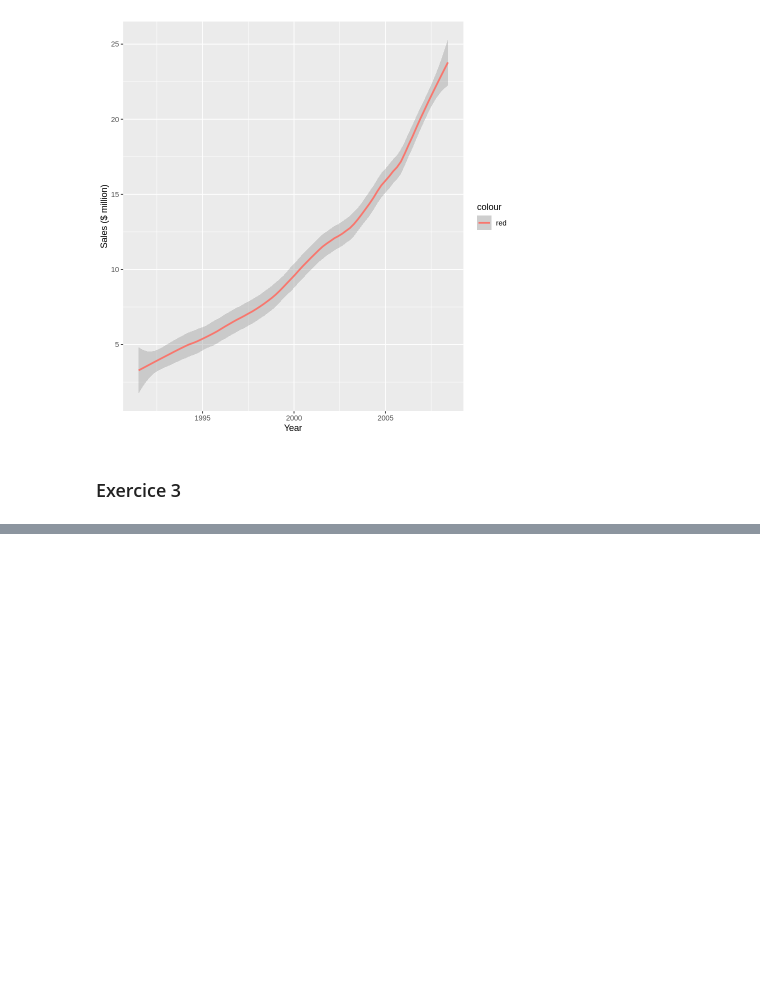
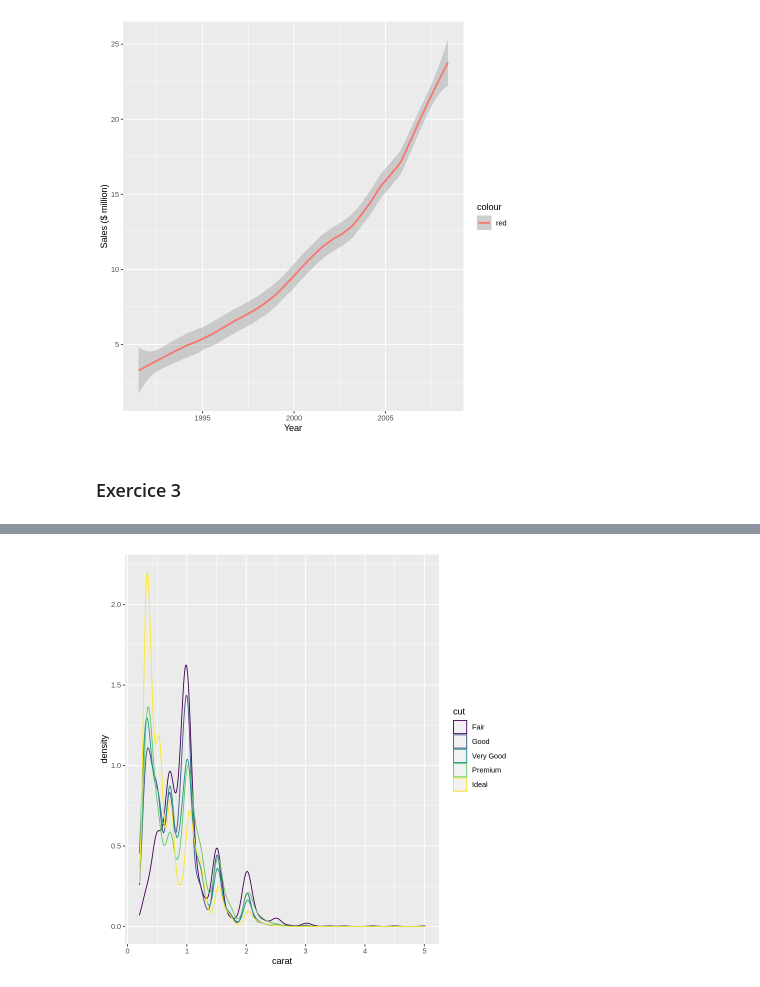
Before and after one commit to dnzengou/du_r, a Jupyter notebook: r-programming-exercises/programming_exercises_R.ipynb, the cells around one changed output, grey strips where cells are left out. Cells and saved outputs as stored; diff of their text form; code cells hidden in the pictures; blank space fills up the shorter version.

```diff
--- a/r-programming-exercises/programming_exercises_R.ipynb
+++ b/r-programming-exercises/programming_exercises_R.ipynb
@@ -430,0 +552,8 @@ Don't know how to automatically pick scale for object of type ts. Defaulting to
+# %%
+## bw: The smoothing bandwidth to be used. If numeric, the standard deviation
+# of the smoothing kernel. If character, a rule to choose the bandwidth, as listed in stats::bw.nrd().
+
+ggplot(diamonds, aes(carat, colour = cut)) +
+geom_density(bw="nrd0")
+# %% [output]
+[figure, added]
```
Also changed, not shown: parts of 61 cells of this notebook.
